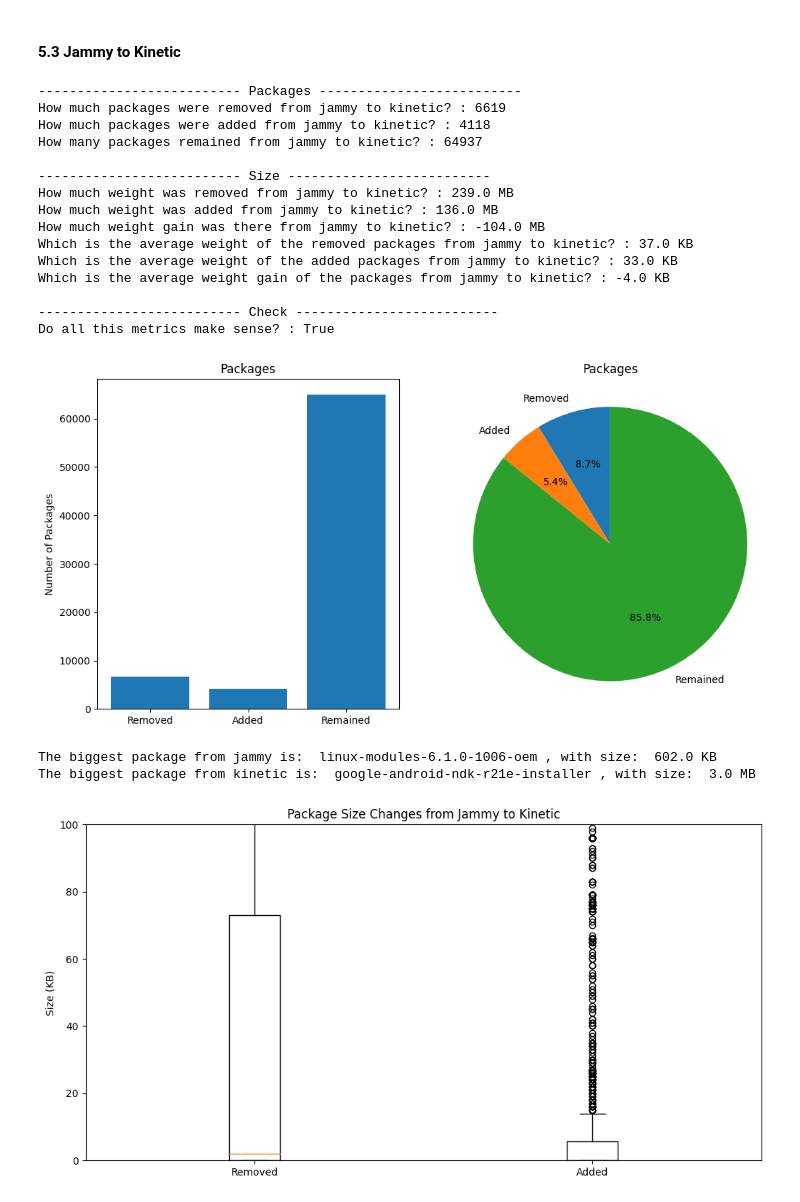
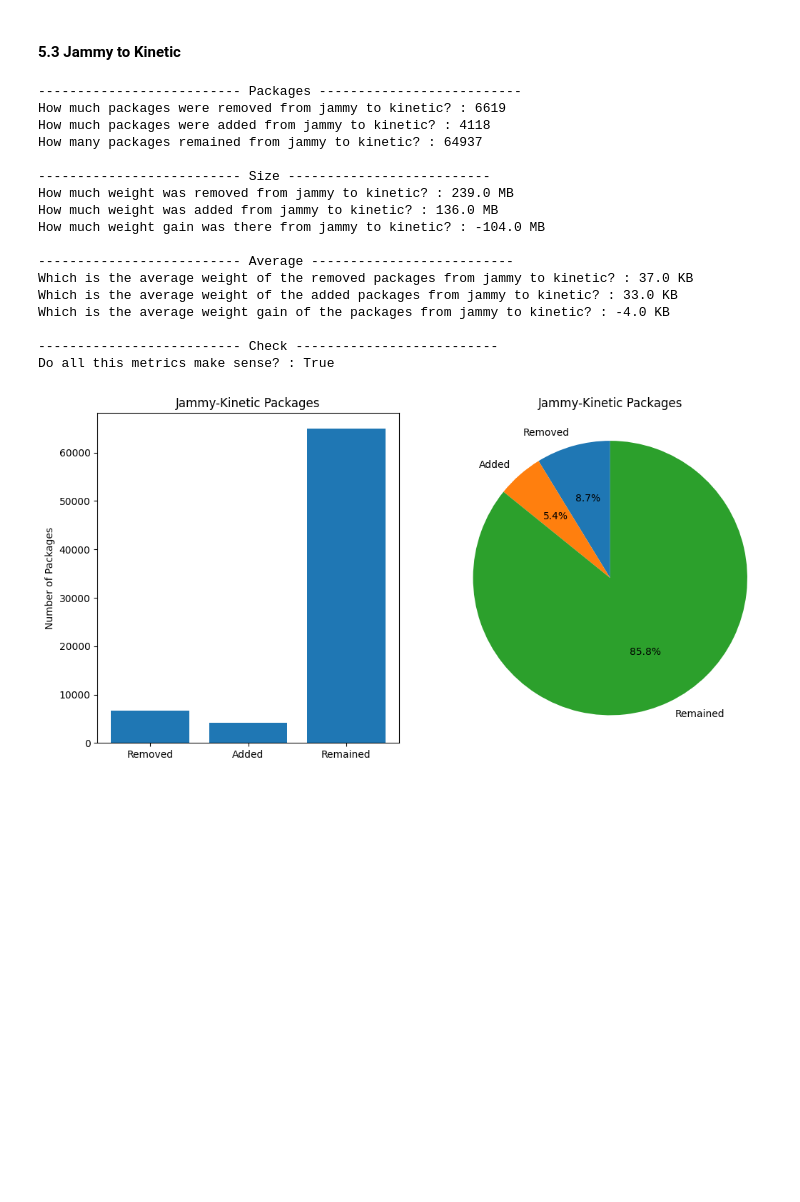
Before and after one commit to joszamama/linux-distros-analysis, a Jupyter notebook: operators/notebooks/visualizations/viz-5.ipynb, the cells around one changed output. Saved outputs shown, nothing was run; the diff lists cells and outputs as text; code cells hidden in the pictures; blank space fills up the shorter version.

```diff
--- a/operators/notebooks/visualizations/viz-5.ipynb
+++ b/operators/notebooks/visualizations/viz-5.ipynb
@@ -258,13 +220,16 @@ jammy_removed_packages = jammy_removed_packages.reset_index(drop=True)
 kinetic_new_packages = kinetic[~kinetic["Package"].isin(jammy["Package"])]
 kinetic_new_packages = kinetic_new_packages.reset_index(drop=True)
 
+jammy_remaining_packages = kinetic[kinetic["Package"].isin(jammy["Package"])]
+jammy_remaining_packages = jammy_remaining_packages.reset_index(drop=True)
+
 print("-------------------------- Packages --------------------------")
 
 print("How much packages were removed from jammy to kinetic? :", jammy_removed_packages.shape[0])
 
 print("How much packages were added from jammy to kinetic? :", kinetic_new_packages.shape[0])
 
-print("How many packages remained from jammy to kinetic? :", jammy.shape[0] - jammy_removed_packages.shape[0])
+print("How many packages remained from jammy to kinetic? :", jammy_remaining_packages.shape[0])
 
 print("\n-------------------------- Size --------------------------")
 
@@ -273,6 +238,8 @@ print("How much weight was removed from jammy to kinetic? :", jammy_removed_pack
 print("How much weight was added from jammy to kinetic? :", kinetic_new_packages["Installed-Size"].sum() // (1024 * 1024), "MB")
 
 print("How much weight gain was there from jammy to kinetic? :", (kinetic_new_packages["Installed-Size"].sum() - jammy_removed_packages["Installed-Size"].sum()) // (1024 * 1024), "MB")
+
+print("\n-------------------------- Average --------------------------")
 
 print("Which is the average weight of the removed packages from jammy to kinetic? :", jammy_removed_packages["Installed-Size"].mean() // (1024), "KB")
 
@@ -293,6 +260,8 @@ How many packages remained from jammy to kinetic? : 64937
 How much weight was removed from jammy to kinetic? : 239.0 MB
 How much weight was added from jammy to kinetic? : 136.0 MB
 How much weight gain was there from jammy to kinetic? : -104.0 MB
+
+-------------------------- Average --------------------------
 Which is the average weight of the removed packages from jammy to kinetic? : 37.0 KB
 Which is the average weight of the added packages from jammy to kinetic? : 33.0 KB
 Which is the average weight gain of the packages from jammy to kinetic? : -4.0 KB
@@ -301,41 +270,18 @@ Which is the average weight gain of the packages from jammy to kinetic? : -4.0 K
 Do all this metrics make sense? : True
 # %%
 labels = ['Removed', 'Added', 'Remained']
-sizes = [jammy_removed_packages.shape[0], kinetic_new_packages.shape[0], jammy.shape[0] - jammy_removed_packages.shape[0]]
+sizes = [jammy_removed_packages.shape[0], kinetic_new_packages.shape[0], jammy_remaining_packages.shape[0]]
 
 fig, (ax1, ax2) = plt.subplots(1, 2, figsize=(12, 6))
 
 ax1.bar(labels, sizes)
-ax1.set_title('Packages')
+ax1.set_title('Jammy-Kinetic Packages')
 ax1.set_ylabel('Number of Packages')
 
 ax2.pie(sizes, labels=labels, autopct='%1.1f%%', startangle=90)
 ax2.axis('equal')
-ax2.set_title('Packages')
+ax2.set_title('Jammy-Kinetic Packages')
 
 plt.show()
-
-removed_package_sizes = jammy_removed_packages["Installed-Size"] // (1024)
-added_package_sizes = kinetic_new_packages["Installed-Size"] // (1024)
-package_size_data = [removed_package_sizes, added_package_sizes]
-
-jammy_max_size_package = jammy_removed_packages.loc[jammy_removed_packages["Installed-Size"].idxmax()]
-print("The biggest package from jammy is: ", jammy_max_size_package["Package"], ", with size: ", jammy_max_size_package["Installed-Size"] // (1024), "KB")
-
-kinetic_max_size_package = kinetic_new_packages.loc[kinetic_new_packages["Installed-Size"].idxmax()]
-print("The biggest package from kinetic is: ", kinetic_max_size_package["Package"], ", with size: ", kinetic_max_size_package["Installed-Size"] // (1024 * 1024), "MB")
-
-fig, ax = plt.subplots(figsize=(12, 6))
-ax.boxplot(package_size_data)
-ax.set_title('Package Size Changes from Jammy to Kinetic')
-ax.set_ylabel('Size (KB)')
-ax.set_xticklabels(['Removed', 'Added'])
-
-ax.set_ylim(bottom=0, top=100)
-
-plt.show()
 # %% [output]
-[figure, old version]
+[figure, new version]
-The biggest package from jammy is:  linux-modules-6.1.0-1006-oem , with size:  602.0 KB
-The biggest package from kinetic is:  google-android-ndk-r21e-installer , with size:  3.0 MB
-[figure, removed]
```
Also changed, not shown: parts of 9 cells of this notebook.
